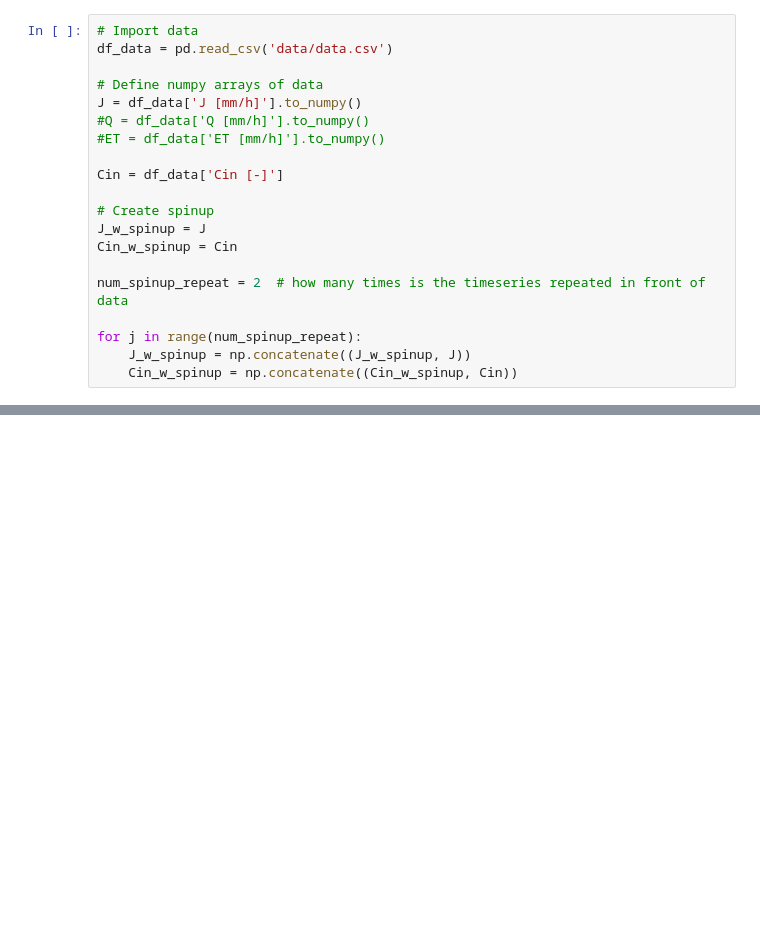
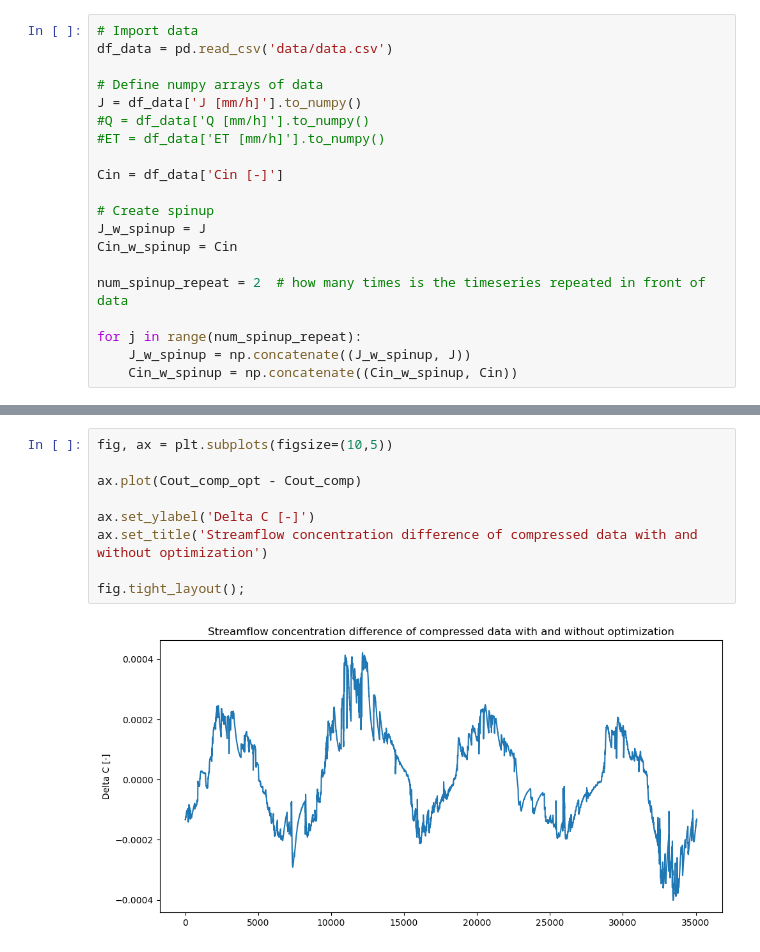
Before and after one commit to rmiazza/buckets_chain, a Jupyter notebook: buckets_chain_spinup_conc.ipynb, the cells around one changed output, grey strips where cells are left out. Drawn from its saved outputs; the diff is of its cells as text; blank space fills up the shorter version.

```diff
--- a/buckets_chain_spinup_conc.ipynb
+++ b/buckets_chain_spinup_conc.ipynb
@@ -195,0 +451,11 @@ fig.tight_layout();
+# %%
+fig, ax = plt.subplots(figsize=(10,5))
+
+ax.plot(Cout_comp_opt - Cout_comp)
+
+ax.set_ylabel('Delta C [-]')
+ax.set_title('Streamflow concentration difference of compressed data with and without optimization')
+
+fig.tight_layout();
+# %% [output]
+[figure, added]
```
Also changed, not shown: parts of 17 cells of this notebook.
